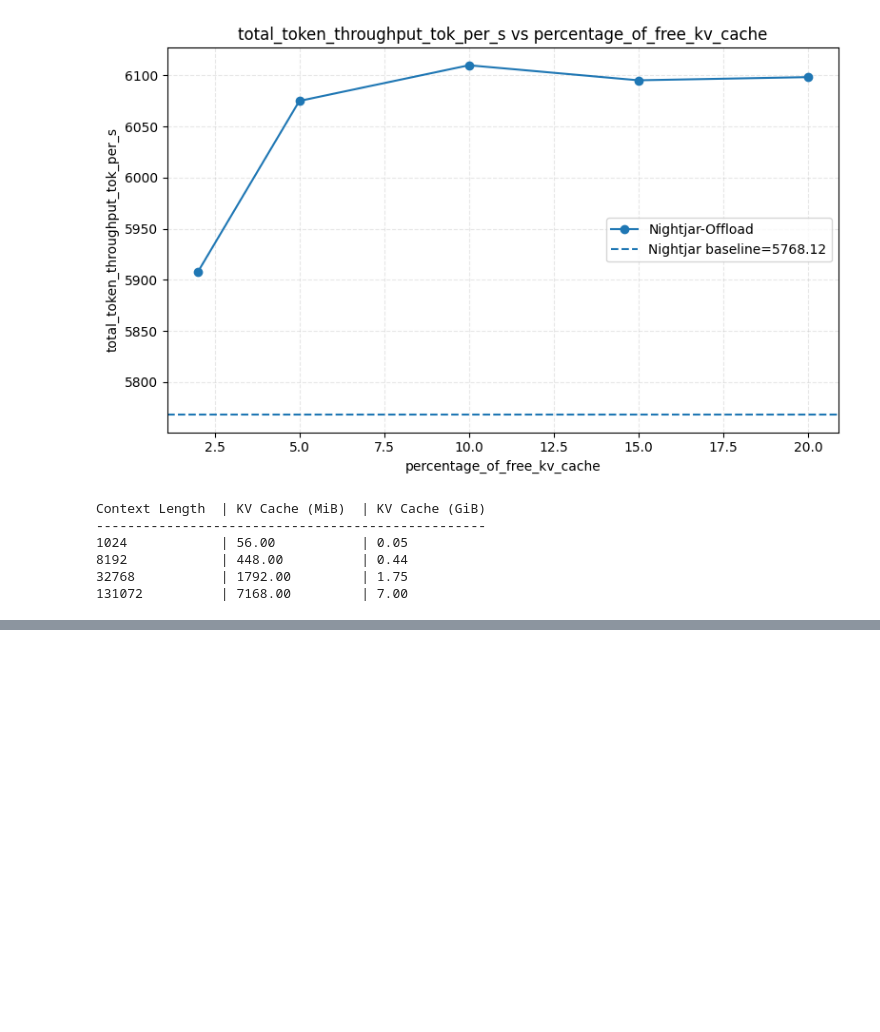
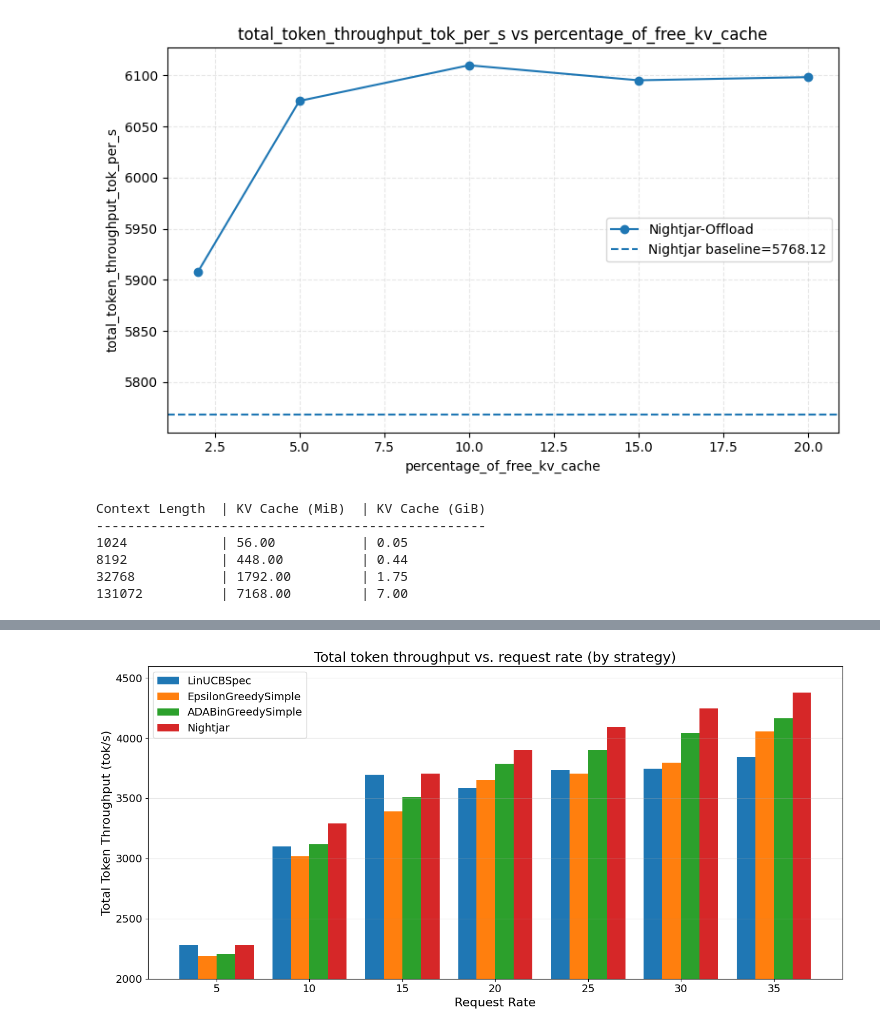
Before and after one commit to lihuahua123/vllm_speculative, a Jupyter notebook: exps/draw2.ipynb, the cells around one changed output, grey strips where cells are left out. Cells and saved outputs as stored; diff of their text form; code cells hidden in the pictures; blank space fills up the shorter version.

Commit message:
add other bandit algorithm

```diff
--- a/exps/draw2.ipynb
+++ b/exps/draw2.ipynb
@@ -1585,3 +1647,81 @@ Context Length  | KV Cache (MiB)  | KV Cache (GiB)
 8192            | 448.00          | 0.44
 32768           | 1792.00         | 1.75
 131072          | 7168.00         | 7.00
+# %%
+# Read the bandit CSV file and plot a bar chart
+# ADABinGreedy 在 legend 显示为 Nightjar；字体变大；y 轴从 2000 开始；显示顺序：LinUCBSpec, EpsilonGreedySimple, ADABinGreedySimple, ADABinGreedy
+bandit_csv = '/root/autodl-tmp/vllm_speculative/benchmark_results_bandit.csv'
+
+import pandas as pd
+import matplotlib.pyplot as plt
+import numpy as np
+
+# Font settings (fallbacks)
+plt.rcParams['font.sans-serif'] = ['DejaVu Sans', 'SimHei']
+plt.rcParams['axes.unicode_minus'] = False
+
+# 全局字体大小（可按需再调大）
+plt.rcParams['font.size'] = 16
+
+# Load CSV
+df = pd.read_csv(bandit_csv)
+
+# 固定显示顺序（只画这些策略；如果 CSV 缺某列则会跳过）
+strategy_order = ['LinUCBSpec', 'EpsilonGreedySimple', 'ADABinGreedySimple', 'ADABinGreedy']
+strategies = [s for s in strategy_order if s in set(df['strategy'].unique())]
+request_rates = sorted(df['request_rate'].unique())
+
+# legend 显示名映射
+label_map = {
+    'ADABinGreedy': 'Nightjar',
+}
+
+print(f"Strategies (plot order): {strategies}")
+print(f"Request rates: {request_rates}")
+
+# Prepare data for each (strategy, request_rate)
+data_dict = {}
+for strategy in strategies:
+    data_dict[strategy] = []
+    for rate in request_rates:
+        value = df[(df['strategy'] == strategy) & (df['request_rate'] == rate)]['total_token_throughput_tok_per_s'].values
+        if len(value) > 0:
+            data_dict[strategy].append(value[0])
+        else:
+            data_dict[strategy].append(0)
+
+# Plot grouped bar chart
+fig, ax = plt.subplots(figsize=(14, 7))
+
+x = np.arange(len(request_rates))
+width = 0.2  # bar width
+
+# Draw bars for each strategy
+colors = ['#1f77b4', '#ff7f0e', '#2ca02c', '#d62728', '#9467bd', '#8c564b']
+for i, strategy in enumerate(strategies):
+    offset = (i - len(strategies) / 2 + 0.5) * width
+    ax.bar(
+        x + offset,
+        data_dict[strategy],
+        width,
+        label=label_map.get(strategy, strategy),
+        color=colors[i % len(colors)],
+    )
+
+# Labels
+ax.set_xlabel('Request Rate', fontsize=16)
+ax.set_ylabel('Total Token Throughput (tok/s)', fontsize=16)
+ax.set_title('Total token throughput vs. request rate (by strategy)', fontsize=18)
+ax.set_xticks(x)
+ax.set_xticklabels([f'{int(r)}' for r in request_rates], fontsize=14)
+ax.tick_params(axis='y', labelsize=14)
+
+# y 轴从 2000 开始
+ax.set_ylim(bottom=2000)
+
+ax.legend(loc='best', fontsize=14)
+ax.grid(axis='y', alpha=0.3)
+
+plt.tight_layout()
+plt.show()
+# %% [output]
@@ -1587,0 +1730 @@ Context Length  | KV Cache (MiB)  | KV Cache (GiB)
+[figure, added]
```
Also changed, not shown: parts of 4 cells of this notebook, 6 other files.
